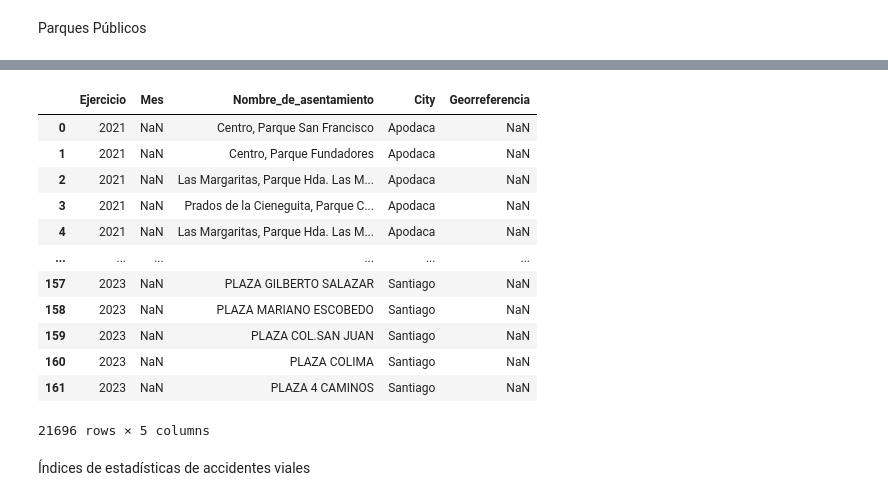
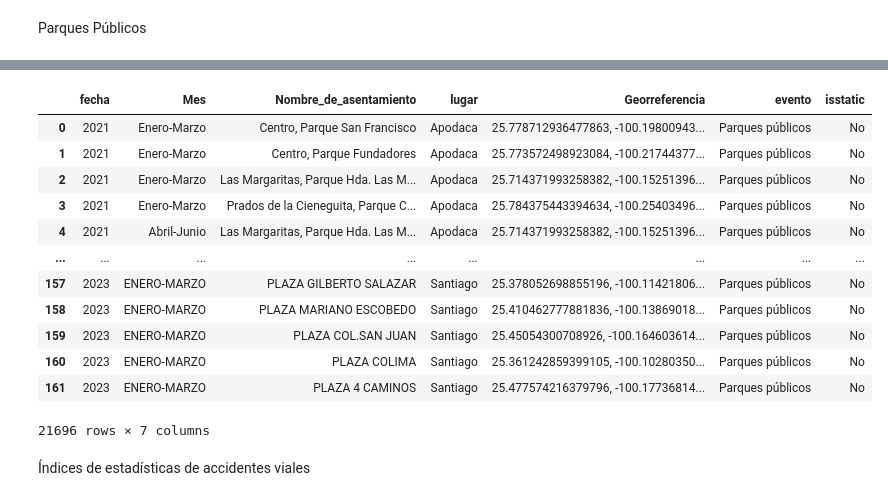
Before and after one commit to JosePabloGFnl/Monterrey-Violence, a Jupyter notebook: city-crimes.ipynb, the cells around one changed output, grey strips where cells are left out. Saved outputs shown, nothing was run; the diff lists cells and outputs as text; code cells hidden in the pictures.

```diff
--- a/city-crimes.ipynb
+++ b/city-crimes.ipynb
@@ -240,21 +212,28 @@ parques_santiago
 # %%
 parques = pd.concat([parques_apodaca, parques_garcia, parques_escobedo, parques_guadalupe, parques_juarez, parques_monterrey, parques_san_nico, parques_santa, parques_santiago])
-parques = parques[["Ejercicio", "Mes", " Nombre_de_asentamiento", "City", "Georreferencia"]]
+
+parques.rename(columns = {'Ejercicio':' fecha', 'City':'lugar'}, inplace = True)
+
+parques = parques[[" fecha", " Mes", " Nombre_de_asentamiento", "lugar", " Georreferencia"]]
+
+parques['evento']='Parques públicos'
+parques['isstatic']='No'
+
 parques
 # %% [output]
-|  | Ejercicio | Mes | Nombre_de_asentamiento | City | Georreferencia |
-| 0 | 2021 | NaN | Centro, Parque San Francisco | Apodaca | NaN |
-| 1 | 2021 | NaN | Centro, Parque Fundadores | Apodaca | NaN |
-| 2 | 2021 | NaN | Las Margaritas, Parque Hda. Las M... | Apodaca | NaN |
-| 3 | 2021 | NaN | Prados de la Cieneguita, Parque C... | Apodaca | NaN |
-| 4 | 2021 | NaN | Las Margaritas, Parque Hda. Las M... | Apodaca | NaN |
-| ... | ... | ... | ... | ... | ... |
-| 157 | 2023 | NaN | PLAZA GILBERTO SALAZAR | Santiago | NaN |
-| 158 | 2023 | NaN | PLAZA MARIANO ESCOBEDO | Santiago | NaN |
-| 159 | 2023 | NaN | PLAZA COL.SAN JUAN | Santiago | NaN |
-| 160 | 2023 | NaN | PLAZA COLIMA | Santiago | NaN |
-| 161 | 2023 | NaN | PLAZA 4 CAMINOS | Santiago | NaN |
+|  | fecha | Mes | Nombre_de_asentamiento | lugar | Georreferencia | evento | isstatic |
+| 0 | 2021 | Enero-Marzo | Centro, Parque San Francisco | Apodaca | 25.778712936477863, -100.19800943... | Parques públicos | No |
+| 1 | 2021 | Enero-Marzo | Centro, Parque Fundadores | Apodaca | 25.773572498923084, -100.21744377... | Parques públicos | No |
+| 2 | 2021 | Enero-Marzo | Las Margaritas, Parque Hda. Las M... | Apodaca | 25.714371993258382, -100.15251396... | Parques públicos | No |
+| 3 | 2021 | Enero-Marzo | Prados de la Cieneguita, Parque C... | Apodaca | 25.784375443394634, -100.25403496... | Parques públicos | No |
+| 4 | 2021 | Abril-Junio | Las Margaritas, Parque Hda. Las M... | Apodaca | 25.714371993258382, -100.15251396... | Parques públicos | No |
+| ... | ... | ... | ... | ... | ... | ... | ... |
+| 157 | 2023 | ENERO-MARZO | PLAZA GILBERTO SALAZAR | Santiago | 25.378052698855196, -100.11421806... | Parques públicos | No |
+| 158 | 2023 | ENERO-MARZO | PLAZA MARIANO ESCOBEDO | Santiago | 25.410462777881836, -100.13869018... | Parques públicos | No |
+| 159 | 2023 | ENERO-MARZO | PLAZA COL.SAN JUAN | Santiago | 25.45054300708926, -100.164603614... | Parques públicos | No |
+| 160 | 2023 | ENERO-MARZO | PLAZA COLIMA | Santiago | 25.361242859399105, -100.10280350... | Parques públicos | No |
+| 161 | 2023 | ENERO-MARZO | PLAZA 4 CAMINOS | Santiago | 25.477574216379796, -100.17736814... | Parques públicos | No |
-21696 rows × 5 columns
+21696 rows × 7 columns
 # %% [markdown]
 Índices de estadísticas de accidentes viales
 # %%
```
Also changed, not shown: parts of 15 cells of this notebook, 1 other file.
